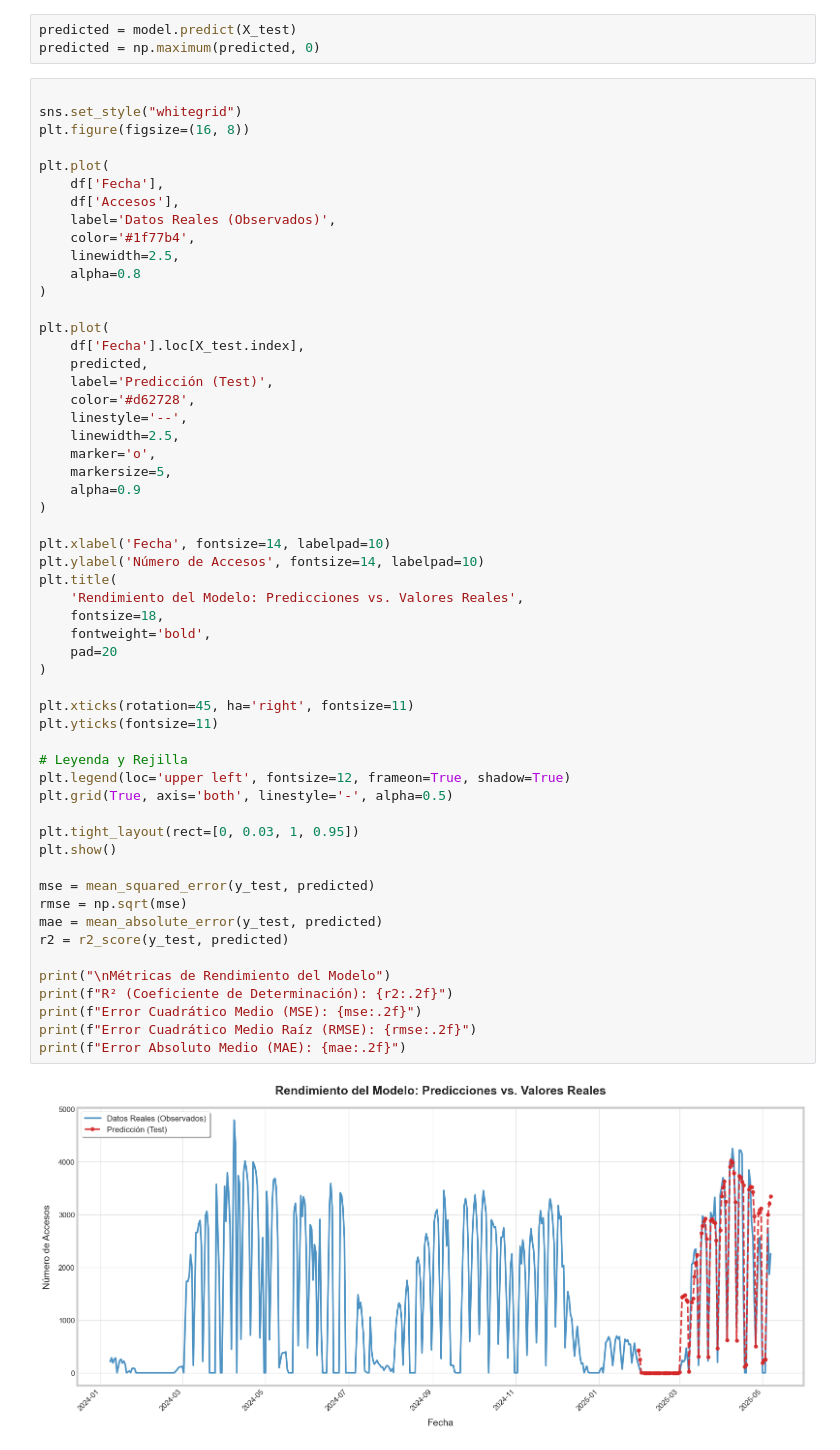
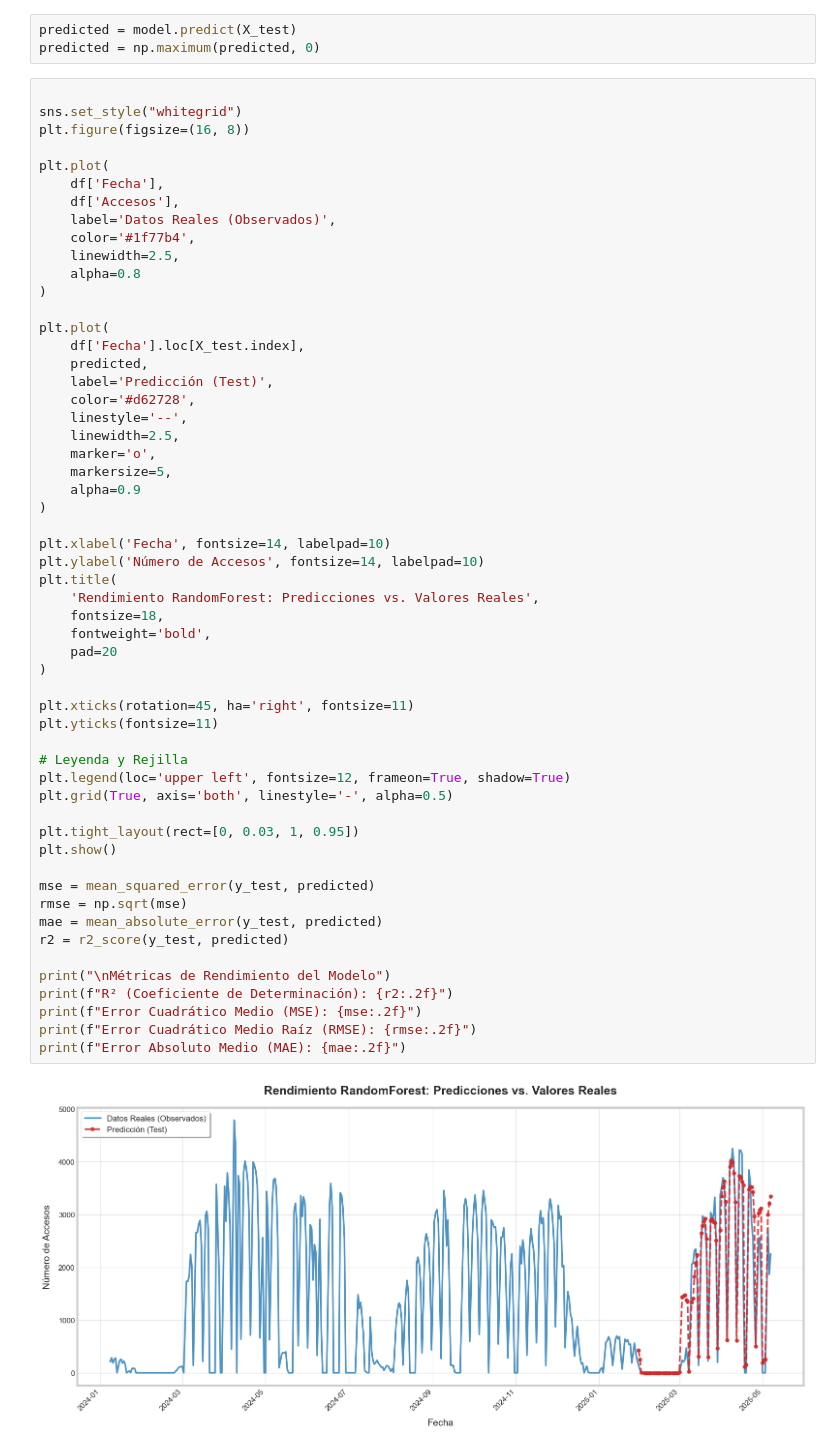
Before and after one commit to TomoCid/Proyecto_Central_ADD, a Jupyter notebook: RandomForest.ipynb, the cells around one changed output. Drawn from its saved outputs; the diff is of its cells as text.

```diff
--- a/RandomForest.ipynb
+++ b/RandomForest.ipynb
@@ -424,35 +320,35 @@ plt.plot(
 
 plt.xlabel('Fecha', fontsize=14, labelpad=10)
 plt.ylabel('Número de Accesos', fontsize=14, labelpad=10)
 plt.title(
-    'Rendimiento del Modelo: Predicciones vs. Valores Reales',
+    'Rendimiento RandomForest: Predicciones vs. Valores Reales',
     fontsize=18,
     fontweight='bold',
     pad=20
 )
 
 plt.xticks(rotation=45, ha='right', fontsize=11)
 plt.yticks(fontsize=11)
 
 # Leyenda y Rejilla
 plt.legend(loc='upper left', fontsize=12, frameon=True, shadow=True)
 plt.grid(True, axis='both', linestyle='-', alpha=0.5)
 
 plt.tight_layout(rect=[0, 0.03, 1, 0.95])
 plt.show()
 
 mse = mean_squared_error(y_test, predicted)
 rmse = np.sqrt(mse)
 mae = mean_absolute_error(y_test, predicted)
 r2 = r2_score(y_test, predicted)
 
 print("\nMétricas de Rendimiento del Modelo")
 print(f"R² (Coeficiente de Determinación): {r2:.2f}")
 print(f"Error Cuadrático Medio (MSE): {mse:.2f}")
 print(f"Error Cuadrático Medio Raíz (RMSE): {rmse:.2f}")
 print(f"Error Absoluto Medio (MAE): {mae:.2f}")
 # %% [output]
-[figure, old version]
+[figure, new version]
 Métricas de Rendimiento del Modelo
 R² (Coeficiente de Determinación): 0.88
 Error Cuadrático Medio (MSE): 288096.28
```
Also changed, not shown: parts of 4 cells of this notebook, 7 other files.
